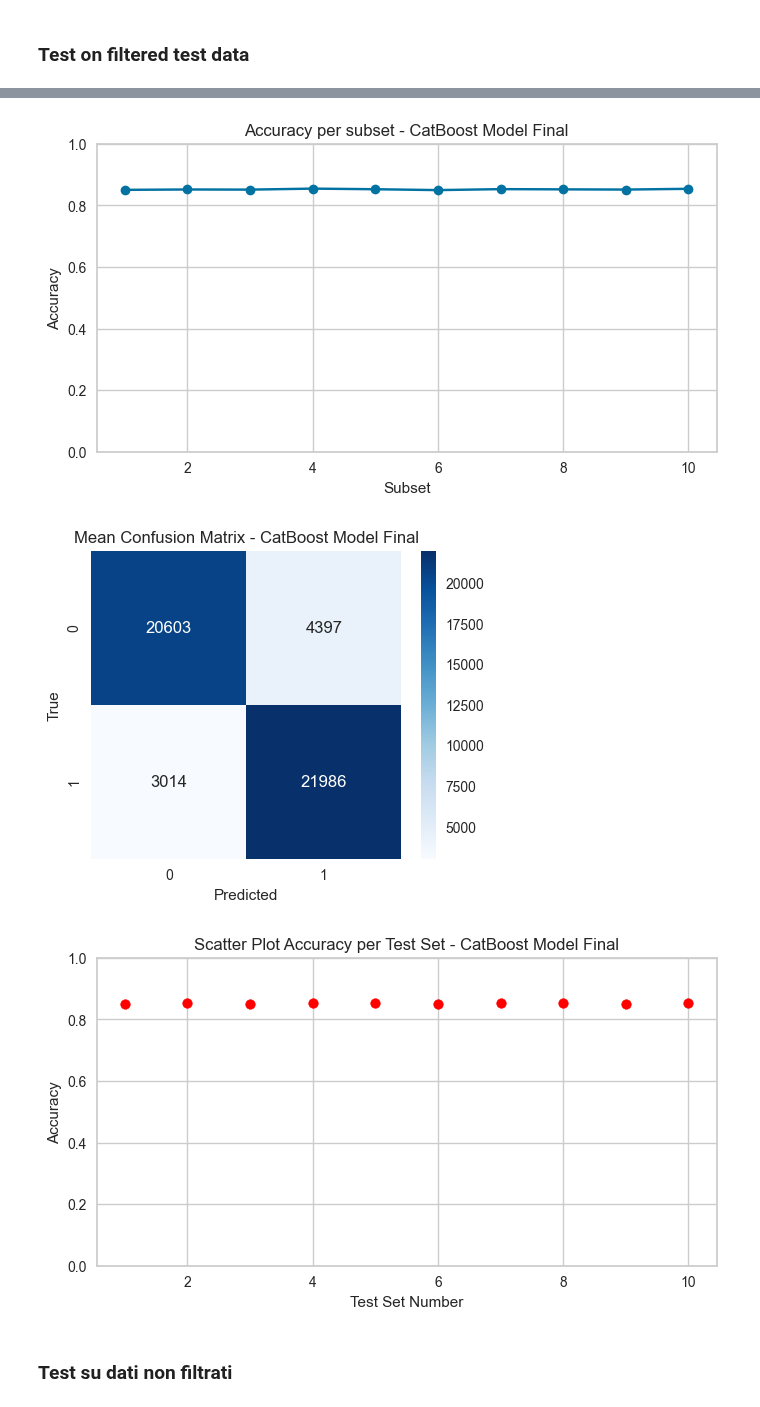
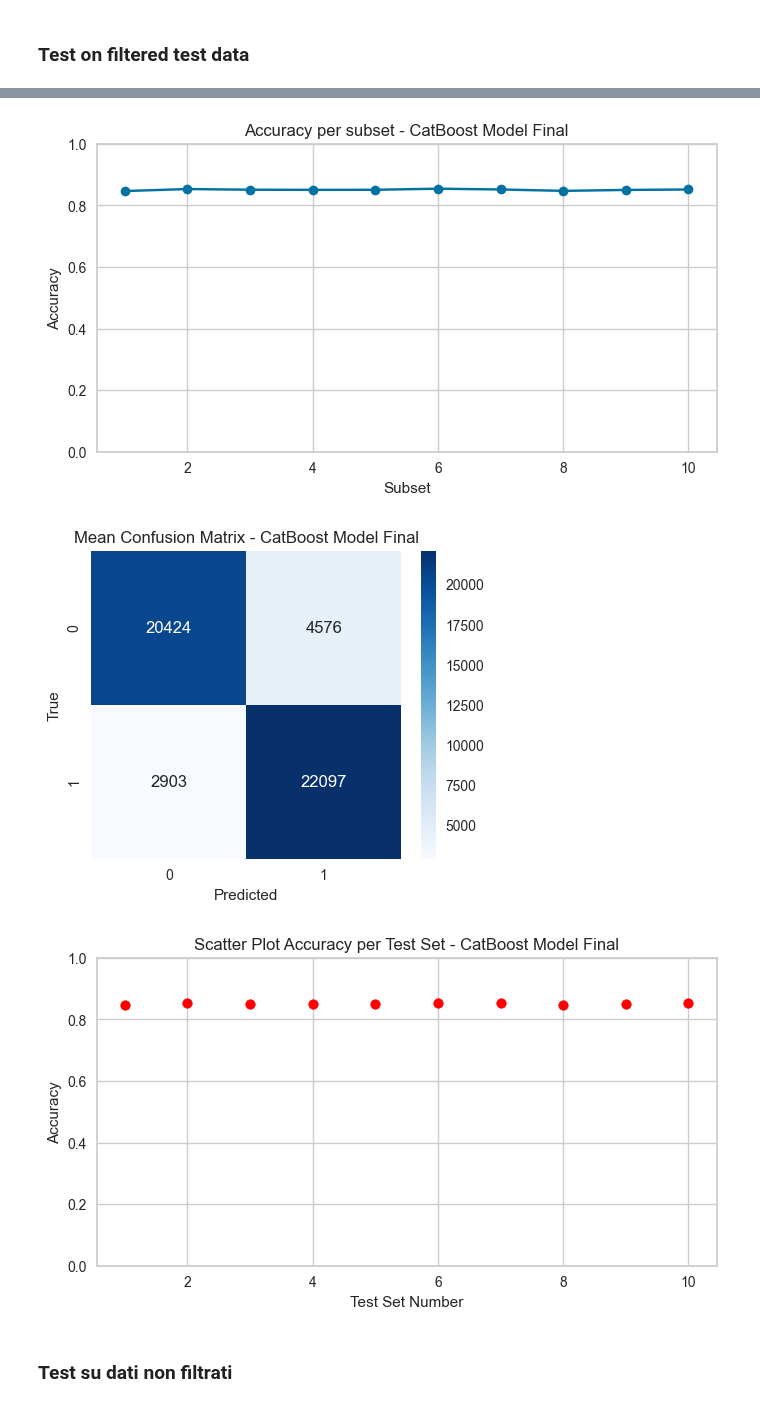
Before and after one commit to ScrPzz/rongowai, a Jupyter notebook: all_models_deep_test.ipynb, the cells around one changed output, grey strips where cells are left out. Saved outputs shown, nothing was run; the diff lists cells and outputs as text; code cells hidden in the pictures.

```diff
--- a/all_models_deep_test.ipynb
+++ b/all_models_deep_test.ipynb
@@ -58,7 +58,7 @@ class SurfaceTypeUtils:
     }
 # %%
 class NetCDFPreprocessor:
-    def __init__(self, root_dir, preprocessing_method='filtered'):
+    def __init__(self, root_dir, preprocessing_method=str):
         self.root_dir = root_dir
         self.netcdf_file_list = os.listdir(root_dir)
         self.preprocessing_method = preprocessing_method
@@ -230,7 +230,7 @@ class NetCDFPreprocessor:
             (distance_2d <= 10000) &
             ~np.isnan(copol) &
             ~np.isnan(xpol) &
-            ~np.isnan(snr) &
+            #~np.isnan(snr) &
             ~np.isnan(distance_2d)
         )
 
@@ -255,15 +255,15 @@ class NetCDFPreprocessor:
         return fit_data, label_data
 
 
-    def process_all_files(self, chunk_size = int, sample_fraction = float, remove_chunks= bool):
+    def process_all_files_random_picked(self, chunk_size = int, sample_fraction = float, n_files_to_pick= int, remove_chunks= bool):
 
         full_data = []
         full_labels = []
         counter = 0
         # Prendi 500 file random dalla lista dei file netCDF
-        if len(self.netcdf_file_list) > 500:
+        if int(len(self.netcdf_file_list)) > n_files_to_pick:
             np.random.seed(42)
-            random_netcdf_selected_files = np.random.choice(self.netcdf_file_list, 500, replace=False)
+            random_netcdf_selected_files = np.random.choice(self.netcdf_file_list, n_files_to_pick, replace=False)
             print('Selezionati 500 file netCDF casuali dalla lista')
         else:
             random_netcdf_selected_files = self.netcdf_file_list
@@ -287,7 +287,7 @@ class NetCDFPreprocessor:
                 print(f"Error processing file {file_name}: {e}")
                 continue
             counter += 1
-            if counter == 500:
+            if counter == n_files_to_pick:
                 break  # Limita il numero di file processati per test
 
         # Trova gli indici degli elementi di full_data con seconda dimensione uguale a 200
@@ -603,8 +603,8 @@ if read_from_backup:
     labels = labels_pl['label'].to_numpy()
     del fit_data_pl, labels_pl
 else:
-    preprocessor = NetCDFPreprocessor(root_dir=ROOT_DIR)
-    fit_data, labels = preprocessor.process_all_files(chunk_size=250, sample_fraction=0.9,remove_chunks=True)
+    preprocessor = NetCDFPreprocessor(root_dir=ROOT_DIR, preprocessing_method='filtered')
+    fit_data, labels = preprocessor.process_all_files_random_picked(chunk_size=250, n_files_to_pick= 1000, sample_fraction=0.9,remove_chunks=True)
 # %% [output]
 Selezionati 500 file netCDF casuali dalla lista
 Error processing file 20250212-195305_NZAA-NZWR_L1.nc: cannot reshape array of size 0 into shape (0,newaxis)
@@ -620,5 +629,5 @@ All chunk files removed.
 # %%
-num_samples = 1000000
+num_samples = 2000000
 indices = np.random.choice(fit_data.shape[0], size=num_samples, replace=False)
 fit_data = fit_data[indices]
 labels = labels[indices]
@@ -661,8 +670,8 @@ if save:
 num_subsets = 10
 subset_size = 50000
 
-subsets_X = []
-subsets_y = []
+subsets_X_filtered = []
+subsets_y_filtered = []
 
 # Trova gli indici delle due classi
 idx_0 = np.where(labels_clean == 0)[0]
@@ -674,26 +683,25 @@ for i in range(num_subsets):
     idx_1_sample = np.random.choice(idx_1, size=min_class_size, replace=False)
     idx_balanced = np.concatenate([idx_0_sample, idx_1_sample])
     np.random.shuffle(idx_balanced)
-    subsets_X.append(fit_data_with_features_clean[idx_balanced])
-    subsets_y.append(labels_clean[idx_balanced])
+    subsets_X_filtered.append(fit_data_with_features_clean[idx_balanced])
+    subsets_y_filtered.append(labels_clean[idx_balanced])
 
 
 # Controlla la distribuzione delle classi in ogni subset
-for i, (X, y) in enumerate(zip(subsets_X, subsets_y)):
+for i, (X, y) in enumerate(zip(subsets_X_filtered, subsets_y_filtered)):
     assert len(X) == subset_size, f"Subset {i+1} size mismatch: {len(X)} != {subset_size}"
     assert len(y) == subset_size, f"Subset {i+1} labels size mismatch: {len(y)} != {subset_size}"
     print(f"Subset {i+1}: {Counter(y)}")
 
 
-# Controlla che i subset siano tutti diversi tra loro
+# Check if all elements in subsets_X_unfiltered are different
 all_unique = True
 for i in range(num_subsets):
     for j in range(i + 1, num_subsets):
-        # Confronta gli indici usati per ciascun subset
-        set_i = set(subsets_X[i].tobytes())
-        set_j = set(subsets_X[j].tobytes())
-        if set_i == set_j:
+        if np.array_equal(subsets_X_filtered[i], subsets_X_filtered[j]):
             print(f"Subset {i+1} and Subset {j+1} are identical!")
             all_unique = False
+if all_unique:
+    print("All subsets in subsets_X_filtered are different.")
 # %% [output]
 Subset 1: Counter({1: 25000, 0: 25000})
@@ -820,8 +823,8 @@ for model_name, model in models.items():
     accs = []
     cms = []
     for i in range(num_subsets):
-        X = subsets_X[i]
-        y = subsets_y[i]
+        X = subsets_X_filtered[i]
+        y = subsets_y_filtered[i]
 
         # Ricerca della soglia ottimale per la classificazione binaria (solo se il modello supporta predict_proba)
         if hasattr(model, "predict_proba"):
@@ -874,8 +877,8 @@ for model_name, model in models.items():
 
     reports = []
     for i in range(num_subsets):
-        y_true = subsets_y[i]
-        y_pred = model.predict(subsets_X[i])
+        y_true = subsets_y_filtered[i]
+        y_pred = model.predict(subsets_X_filtered[i])
         report = classification_report(y_true, y_pred, output_dict=True)
         reports.append(report)
 
@@ -909,5 +912,5 @@ Confusion Matrix media:
 [figure]
-[figure, old version]
+[figure, new version]
 [figure]
 # %% [markdown]
 ### Test su dati non filtrati
```
Also changed, not shown: parts of 15 cells of this notebook, 5 other files.
